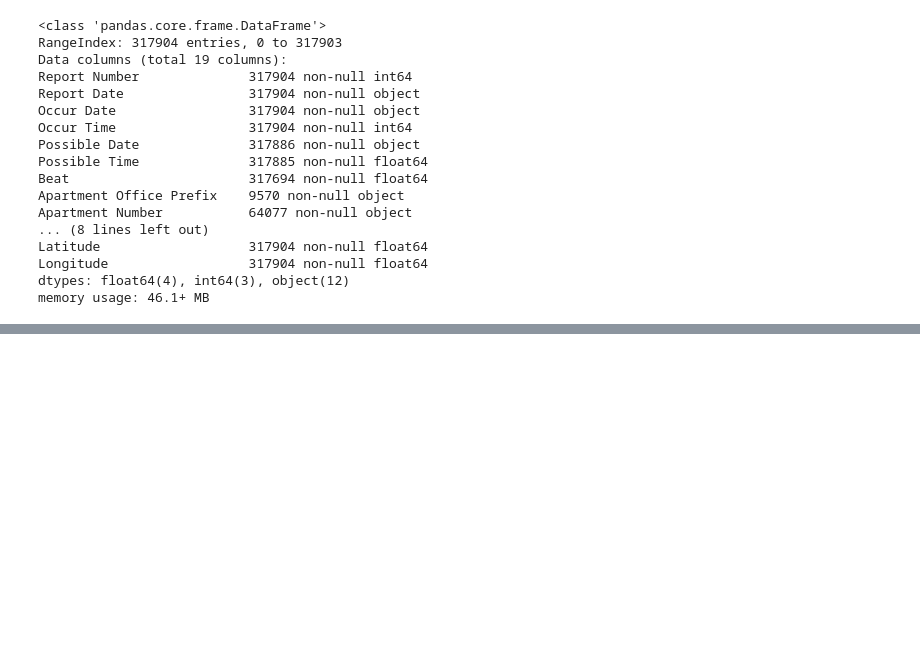
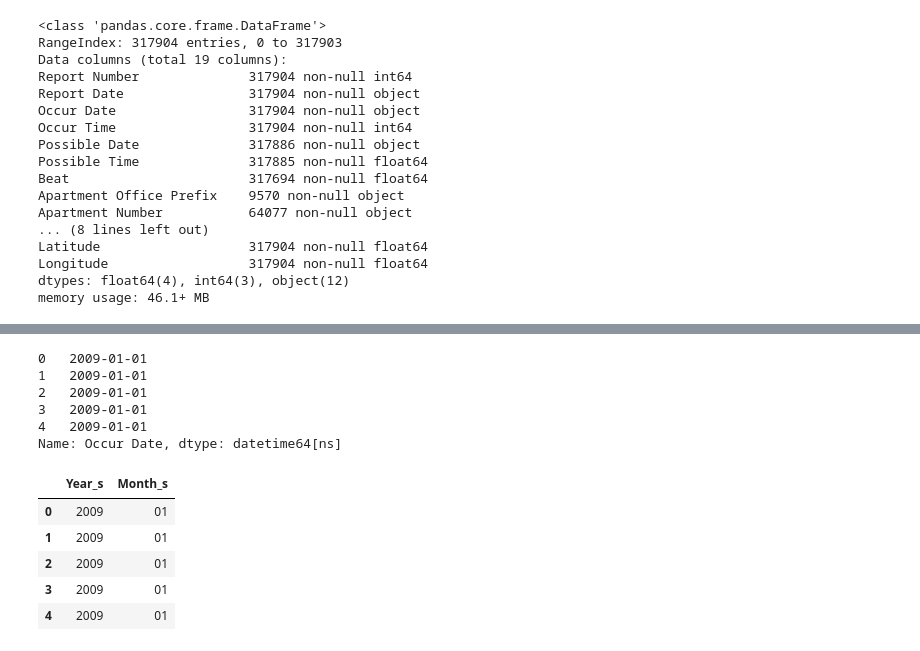
Before and after one commit to tushmakster/Atlanta_crimes, a Jupyter notebook: Javier/project 1.ipynb, the cells around one changed output, grey strips where cells are left out. Drawn from its saved outputs; the diff is of its cells as text; code cells hidden in the pictures; blank space fills up the shorter version.

```diff
--- a/Javier/project 1.ipynb
+++ b/Javier/project 1.ipynb
@@ -41,0 +74,25 @@ memory usage: 46.1+ MB
+# %%
+
+crime_df["Occur Date"] = pd.to_datetime(crime_df["Occur Date"], format='%m/%d/%Y')
+temp = crime_df["Occur Date"]
+temp.head()
+# %% [output]
+0   2009-01-01
+1   2009-01-01
+2   2009-01-01
+3   2009-01-01
+4   2009-01-01
+Name: Occur Date, dtype: datetime64[ns]
+# %%
+
+temp = pd.DataFrame()
+temp["Year_s"] = crime_df["Occur Date"].astype(str).apply(lambda x: x[0:4])
+temp["Month_s"] = crime_df["Occur Date"].astype(str).apply(lambda x: x[5:7])
+temp.head()
+# %% [output]
+|  | Year_s | Month_s |
+| 0 | 2009 | 01 |
+| 1 | 2009 | 01 |
+| 2 | 2009 | 01 |
+| 3 | 2009 | 01 |
+| 4 | 2009 | 01 |
```
Also changed, not shown: parts of 12 cells of this notebook.
